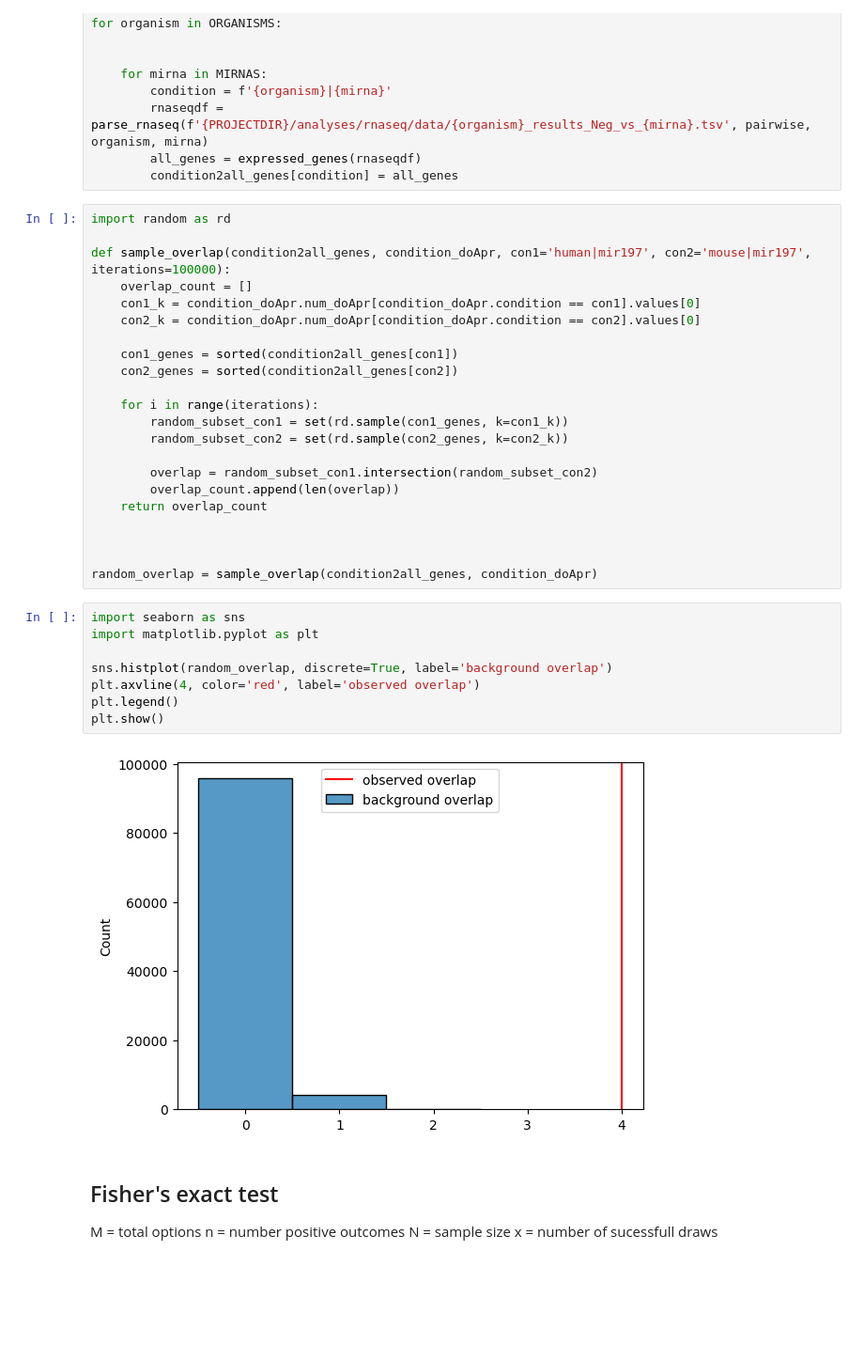
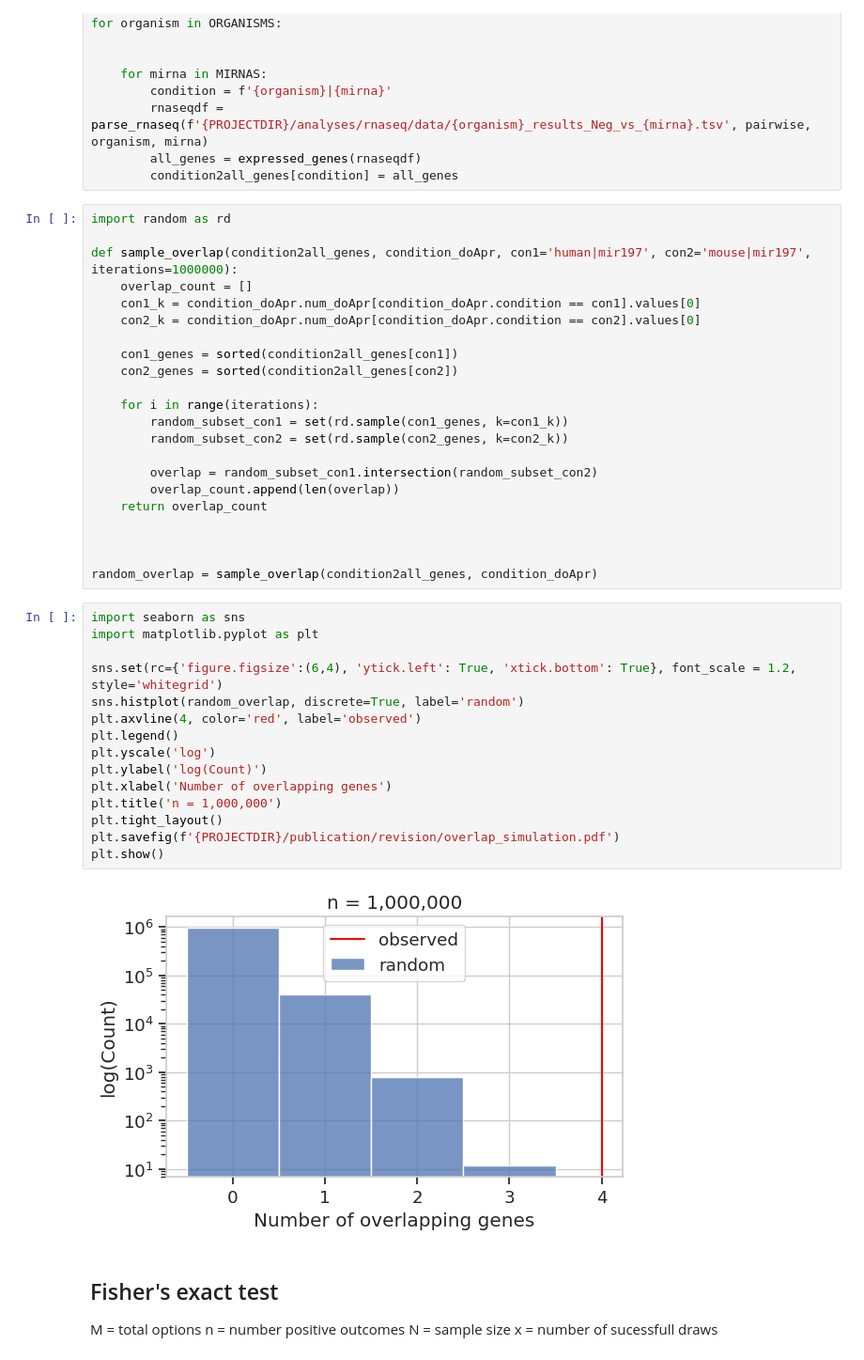
Before and after one commit to felixlangschied/rodent_loss, a Jupyter notebook: analyses/down_and_predicted/notebooks/significance_overlap.ipynb, the cells around one changed output. Shown at 94% size. Drawn from its saved outputs; the diff is of its cells as text; blank space fills up the shorter version.

Commit message:
added overlap plot

```diff
--- a/analyses/down_and_predicted/notebooks/significance_overlap.ipynb
+++ b/analyses/down_and_predicted/notebooks/significance_overlap.ipynb
@@ -62,7 +62,7 @@ for organism in ORGANISMS:
 # %%
 import random as rd
 
-def sample_overlap(condition2all_genes, condition_doApr, con1='human|mir197', con2='mouse|mir197', iterations=100000):
+def sample_overlap(condition2all_genes, condition_doApr, con1='human|mir197', con2='mouse|mir197', iterations=1000000):
     overlap_count = []
     con1_k = condition_doApr.num_doApr[condition_doApr.condition == con1].values[0]
     con2_k = condition_doApr.num_doApr[condition_doApr.condition == con2].values[0]
@@ -84,13 +84,20 @@ random_overlap = sample_overlap(condition2all_genes, condition_doApr)
 # %%
 import seaborn as sns
 import matplotlib.pyplot as plt
 
-sns.histplot(random_overlap, discrete=True, label='background overlap')
-plt.axvline(4, color='red', label='observed overlap')
+sns.set(rc={'figure.figsize':(6,4), 'ytick.left': True, 'xtick.bottom': True}, font_scale = 1.2, style='whitegrid')
+sns.histplot(random_overlap, discrete=True, label='random')
+plt.axvline(4, color='red', label='observed')
 plt.legend()
+plt.yscale('log')
+plt.ylabel('log(Count)')
+plt.xlabel('Number of overlapping genes')
+plt.title('n = 1,000,000')
+plt.tight_layout()
+plt.savefig(f'{PROJECTDIR}/publication/revision/overlap_simulation.pdf')
 plt.show()
 # %% [output]
-[figure, old version]
+[figure, new version]
 # %% [markdown]
 ## Fisher's exact test
 
```
Also changed, not shown: 1 other file.
